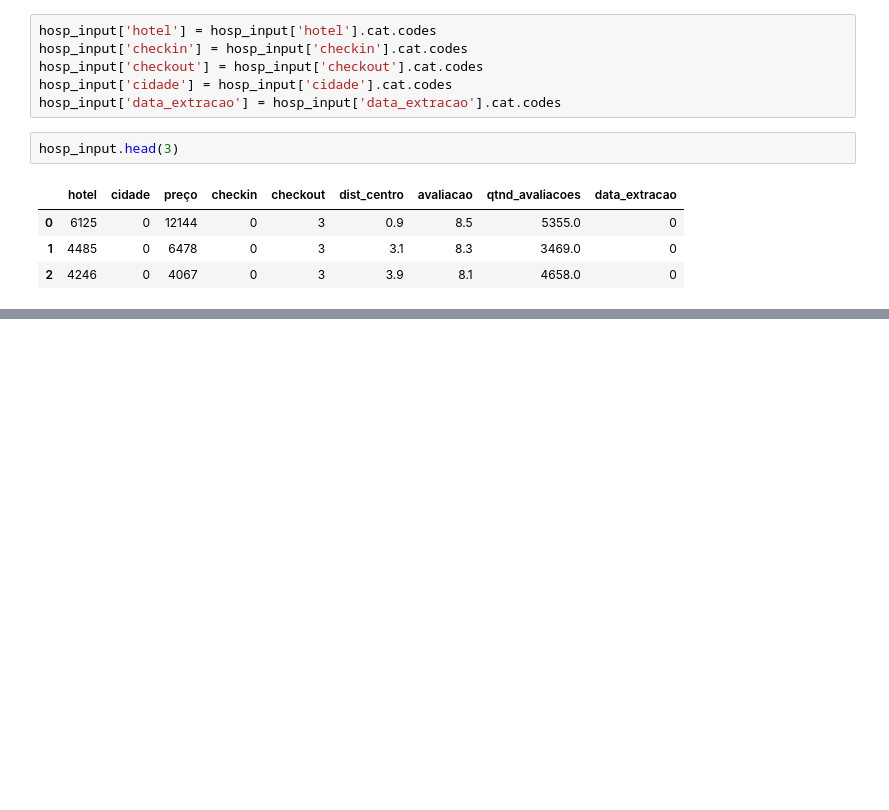
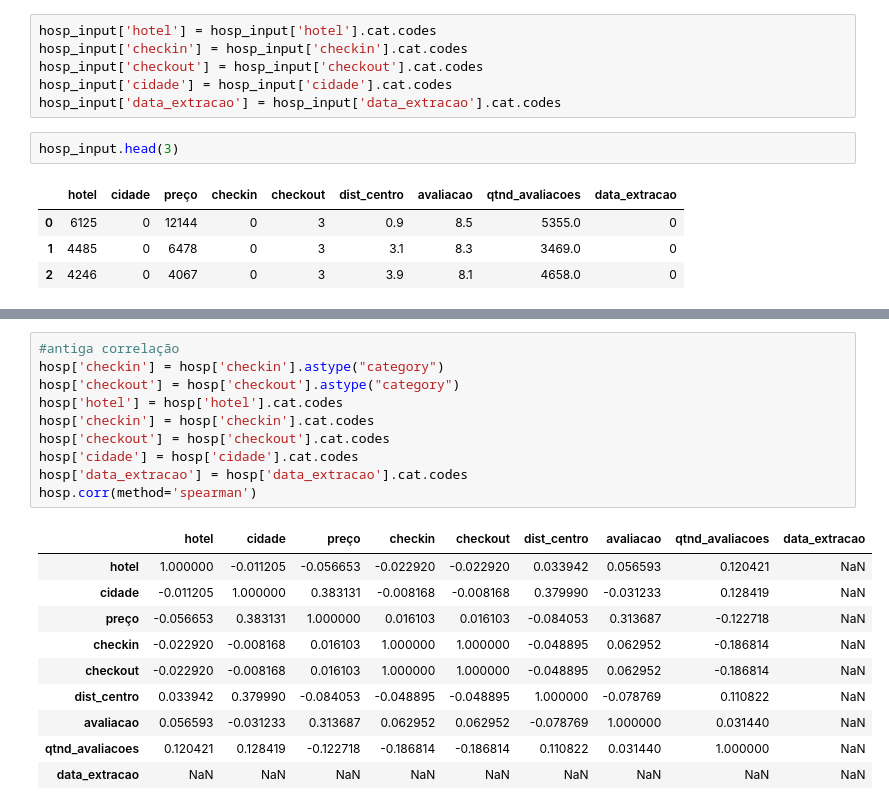
Before and after one commit to clarabarretto/data-science, a Jupyter notebook: pre-processing/pre-processing.ipynb, the cells around one changed output, grey strips where cells are left out. Cells and saved outputs as stored; diff of their text form; blank space fills up the shorter version.

```diff
--- a/pre-processing/pre-processing.ipynb
+++ b/pre-processing/pre-processing.ipynb
@@ -154,0 +205,21 @@ MemoryError: Unable to allocate 37.7 GiB for an array with shape (100650, 100650
+# %%
+#antiga correlação
+hosp['checkin'] = hosp['checkin'].astype("category")
+hosp['checkout'] = hosp['checkout'].astype("category")
+hosp['hotel'] = hosp['hotel'].cat.codes
+hosp['checkin'] = hosp['checkin'].cat.codes
+hosp['checkout'] = hosp['checkout'].cat.codes
+hosp['cidade'] = hosp['cidade'].cat.codes
+hosp['data_extracao'] = hosp['data_extracao'].cat.codes
+hosp.corr(method='spearman')
+# %% [output]
+|  | hotel | cidade | preço | checkin | checkout | dist_centro | avaliacao | qtnd_avaliacoes | data_extracao |
+| hotel | 1.000000 | -0.011205 | -0.056653 | -0.022920 | -0.022920 | 0.033942 | 0.056593 | 0.120421 | NaN |
+| cidade | -0.011205 | 1.000000 | 0.383131 | -0.008168 | -0.008168 | 0.379990 | -0.031233 | 0.128419 | NaN |
+| preço | -0.056653 | 0.383131 | 1.000000 | 0.016103 | 0.016103 | -0.084053 | 0.313687 | -0.122718 | NaN |
+| checkin | -0.022920 | -0.008168 | 0.016103 | 1.000000 | 1.000000 | -0.048895 | 0.062952 | -0.186814 | NaN |
+| checkout | -0.022920 | -0.008168 | 0.016103 | 1.000000 | 1.000000 | -0.048895 | 0.062952 | -0.186814 | NaN |
+| dist_centro | 0.033942 | 0.379990 | -0.084053 | -0.048895 | -0.048895 | 1.000000 | -0.078769 | 0.110822 | NaN |
+| avaliacao | 0.056593 | -0.031233 | 0.313687 | 0.062952 | 0.062952 | -0.078769 | 1.000000 | 0.031440 | NaN |
+| qtnd_avaliacoes | 0.120421 | 0.128419 | -0.122718 | -0.186814 | -0.186814 | 0.110822 | 0.031440 | 1.000000 | NaN |
+| data_extracao | NaN | NaN | NaN | NaN | NaN | NaN | NaN | NaN | NaN |
```
Also changed, not shown: parts of 8 cells of this notebook, 1 other file.
